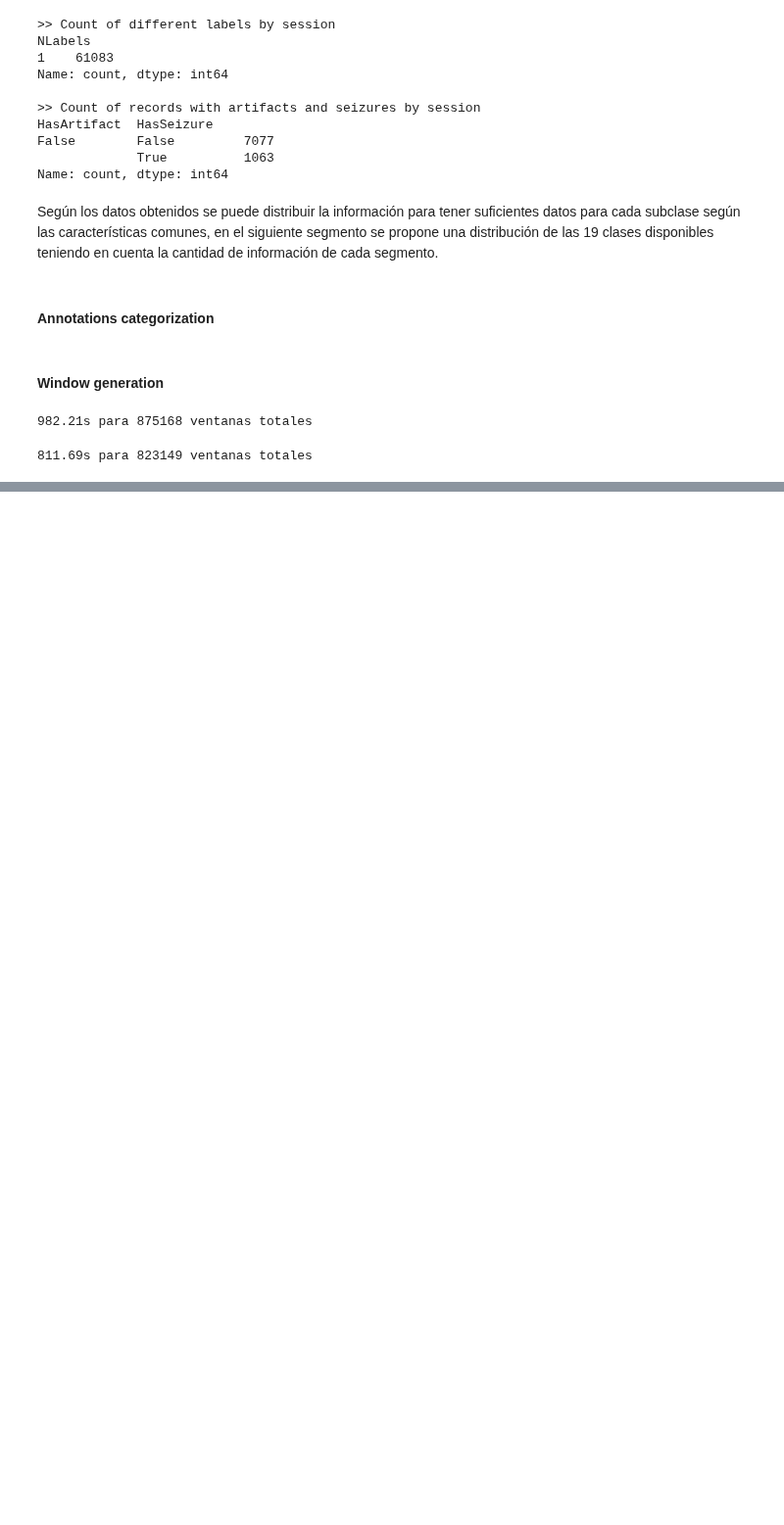
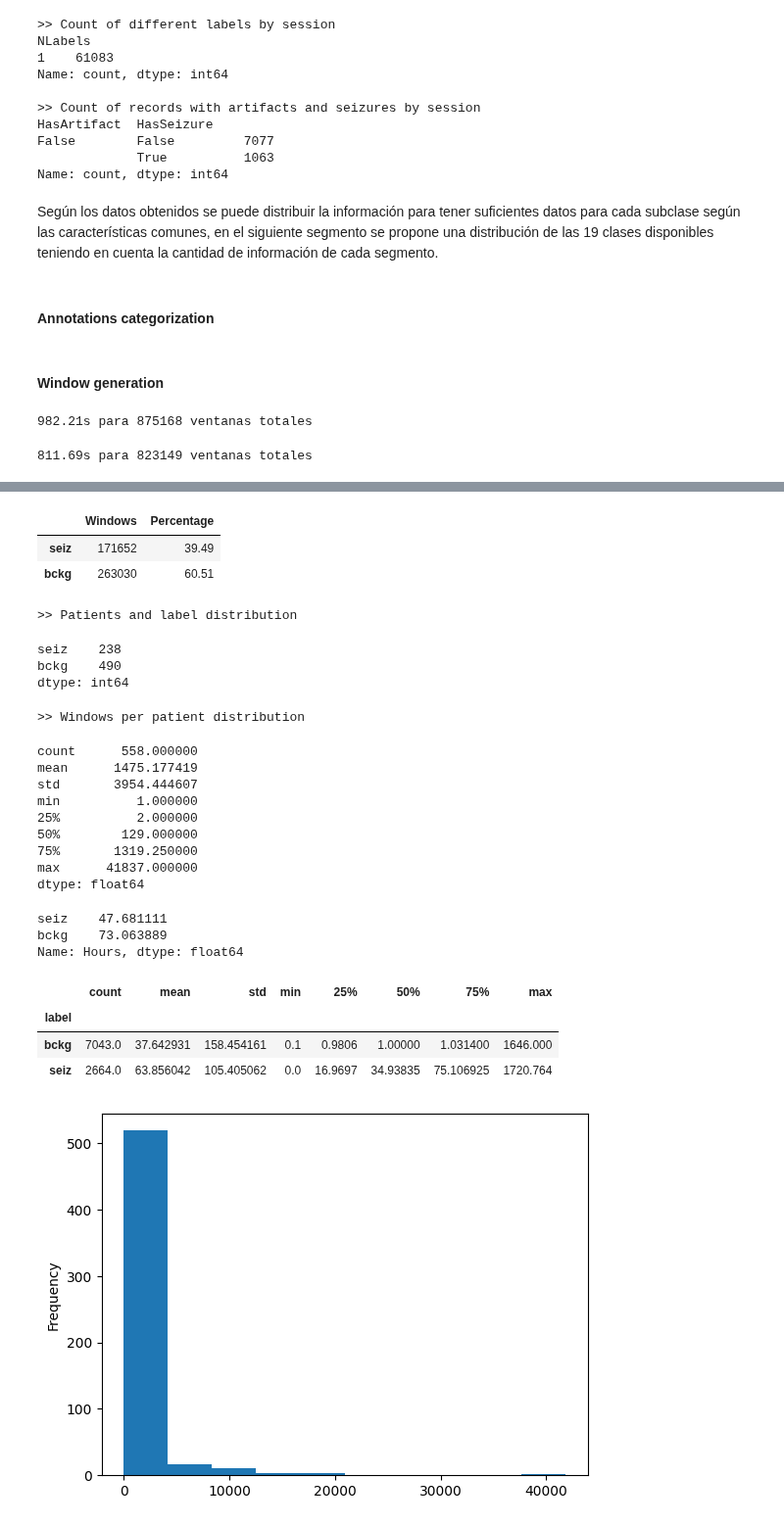
Before and after one commit to FerAndrade15/hybrid-ai-epilepsy-diagnosis, a Jupyter notebook: notebooks/eda/seizure_corpus.ipynb, the cells around one changed output, grey strips where cells are left out. Shown at 98% size. Saved outputs shown, nothing was run; the diff lists cells and outputs as text; code cells hidden in the pictures; blank space fills up the shorter version.

```diff
--- a/notebooks/eda/seizure_corpus.ipynb
+++ b/notebooks/eda/seizure_corpus.ipynb
@@ -734,0 +796,67 @@ Name: Hours, dtype: float64
+# %%
+# Dataset balance by new labels (not 19)
+# Add binary label flags from each window's raw labels
+binary_window_labels = segments_df_binary["raw_labels"].map(set)
+segments_df_binary["seiz"] = binary_window_labels.map(lambda labels: "seiz" in labels).astype(int)
+segments_df_binary["bckg"] = binary_window_labels.map(lambda labels: "bckg" in labels).astype(int)
+
+# Dataset balance
+seizure_counts = segments_df_binary[["seiz", "bckg"]].sum()
+
+seizure_percent = (
+    seizure_counts / seizure_counts.sum() * 100
+).round(2)
+
+display(pd.DataFrame({
+    "Windows": seizure_counts,
+    "Percentage": seizure_percent
+}))
+
+# Patients per label
+print("\n>> Patients and label distribution")
+patients_per_class = {
+    label: segments_df_binary.loc[
+        segments_df_binary[label] == 1, "Patient"
+    ].nunique()
+    for label in ["seiz", "bckg"]
+}
+display(pd.Series(patients_per_class))
+
+# Windows per patient
+print("\n>> Windows per patient distribution")
+windows_per_patient = segments_df_binary.groupby("Patient").size()
+display(windows_per_patient.describe())
+windows_per_patient.plot.hist()
+
+# Duration per label
+duration = seizure_counts / 3600
+display(duration.rename("Hours"))
+
+# Original binary annotation durations
+data_sessions_corpus_df_binary.groupby("label")["WindowSize"].describe()
+# %% [output]
+|  | Windows | Percentage |
+| seiz | 171652 | 39.49 |
+| bckg | 263030 | 60.51 |
+>> Patients and label distribution
+seiz    238
+bckg    490
+dtype: int64
+>> Windows per patient distribution
+count      558.000000
+mean      1475.177419
+std       3954.444607
+min          1.000000
+25%          2.000000
+50%        129.000000
+75%       1319.250000
+max      41837.000000
+dtype: float64
+seiz    47.681111
+bckg    73.063889
+Name: Hours, dtype: float64
+|  | count | mean | std | min | 25% | 50% | 75% | max |
+| label |  |  |  |  |  |  |  |  |
+| bckg | 7043.0 | 37.642931 | 158.454161 | 0.1 | 0.9806 | 1.00000 | 1.031400 | 1646.000 |
+| seiz | 2664.0 | 63.856042 | 105.405062 | 0.0 | 16.9697 | 34.93835 | 75.106925 | 1720.764 |
+[figure, added]
```
Also changed, not shown: parts of 9 cells of this notebook, 2 other files.
